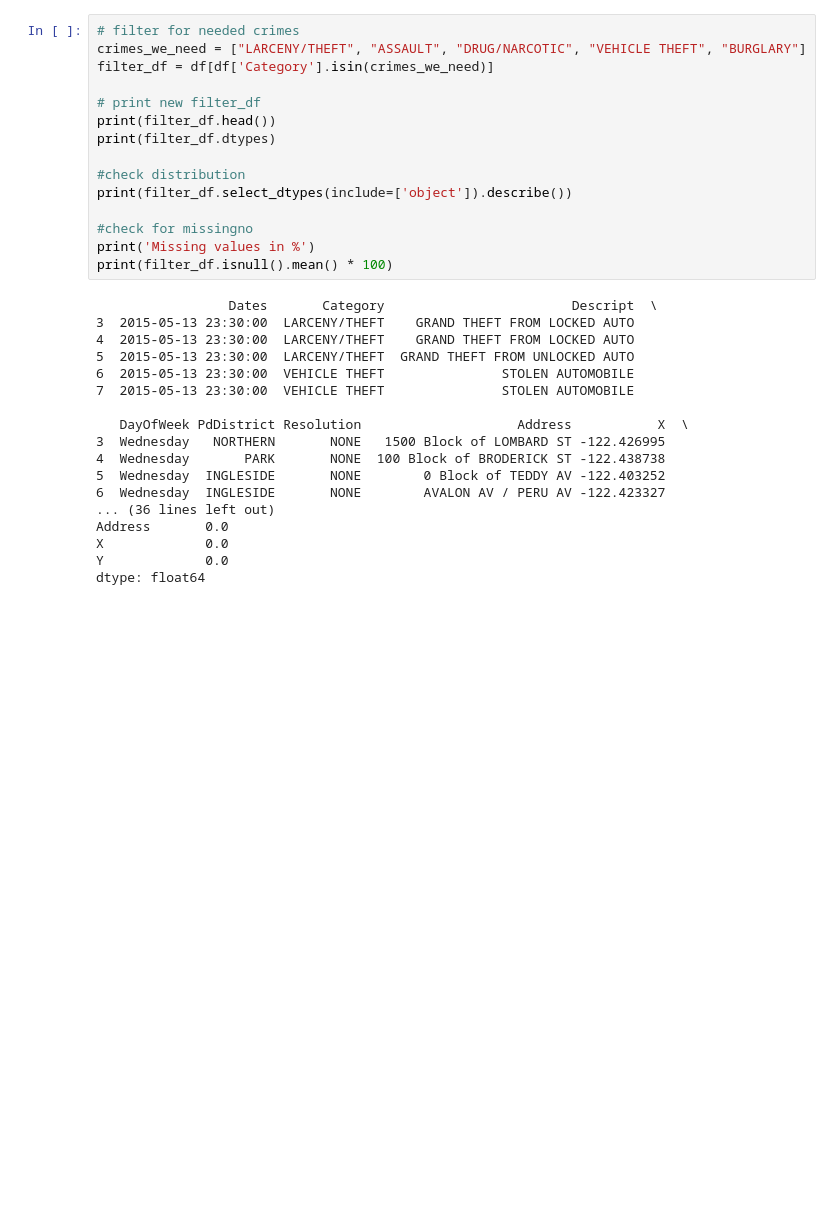
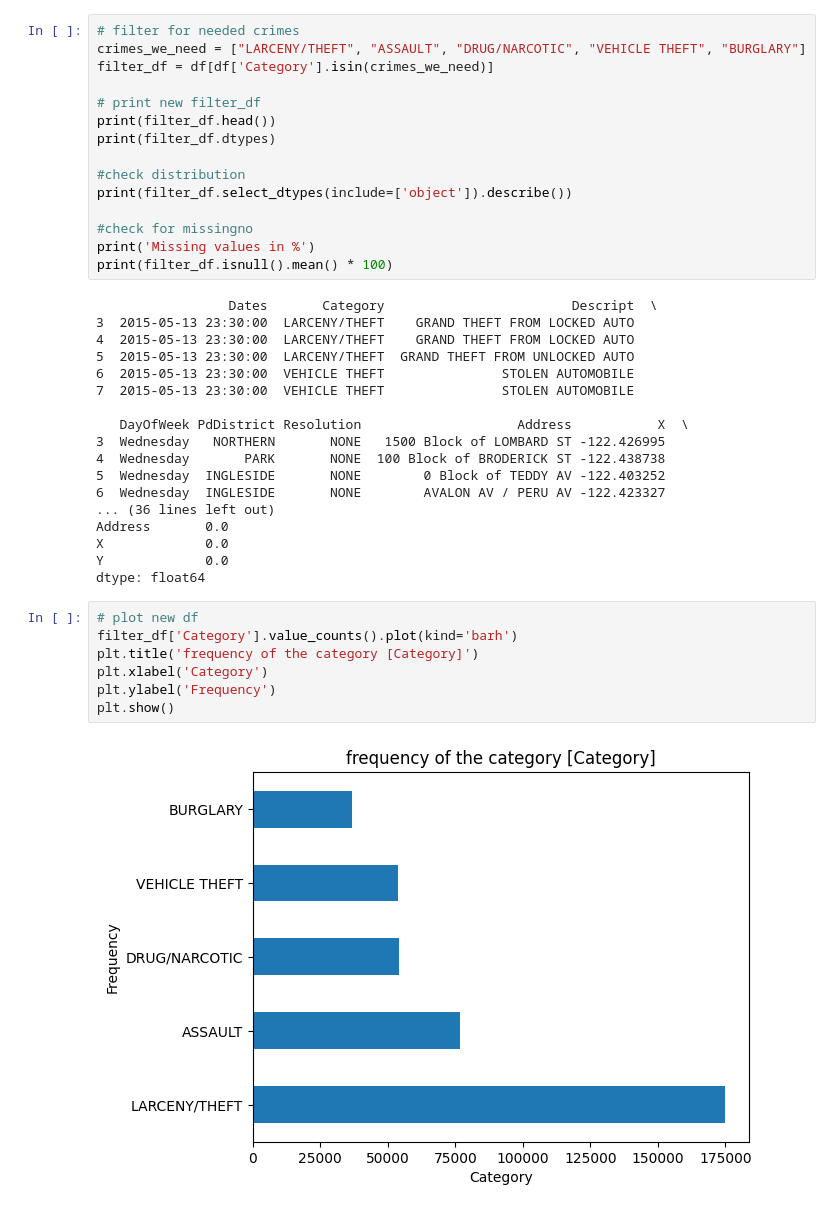
Before and after one commit to HassanAlhawari1998/SF-CrimePredict, a Jupyter notebook: Data_Preprocessing.ipynb, the cells around one changed output. Cells and saved outputs as stored; diff of their text form; blank space fills up the shorter version.

```diff
--- a/Data_Preprocessing.ipynb
+++ b/Data_Preprocessing.ipynb
@@ -124,3 +125,12 @@ Address       0.0
 X             0.0
 Y             0.0
 dtype: float64
+# %%
+# plot new df
+filter_df['Category'].value_counts().plot(kind='barh')
+plt.title('frequency of the category [Category]')
+plt.xlabel('Category')
+plt.ylabel('Frequency')
+plt.show()
+# %% [output]
+[figure, added]
```
Also changed, not shown: parts of 2 cells of this notebook.
